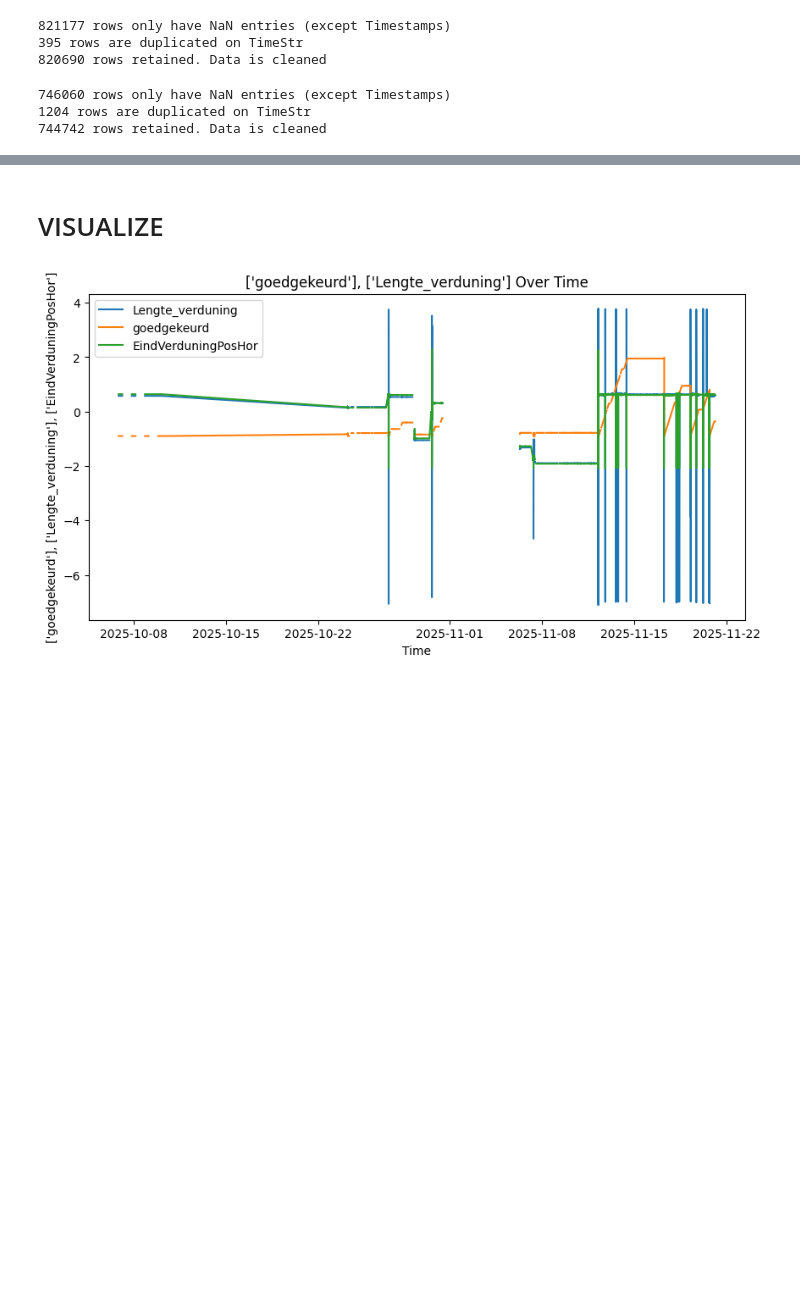
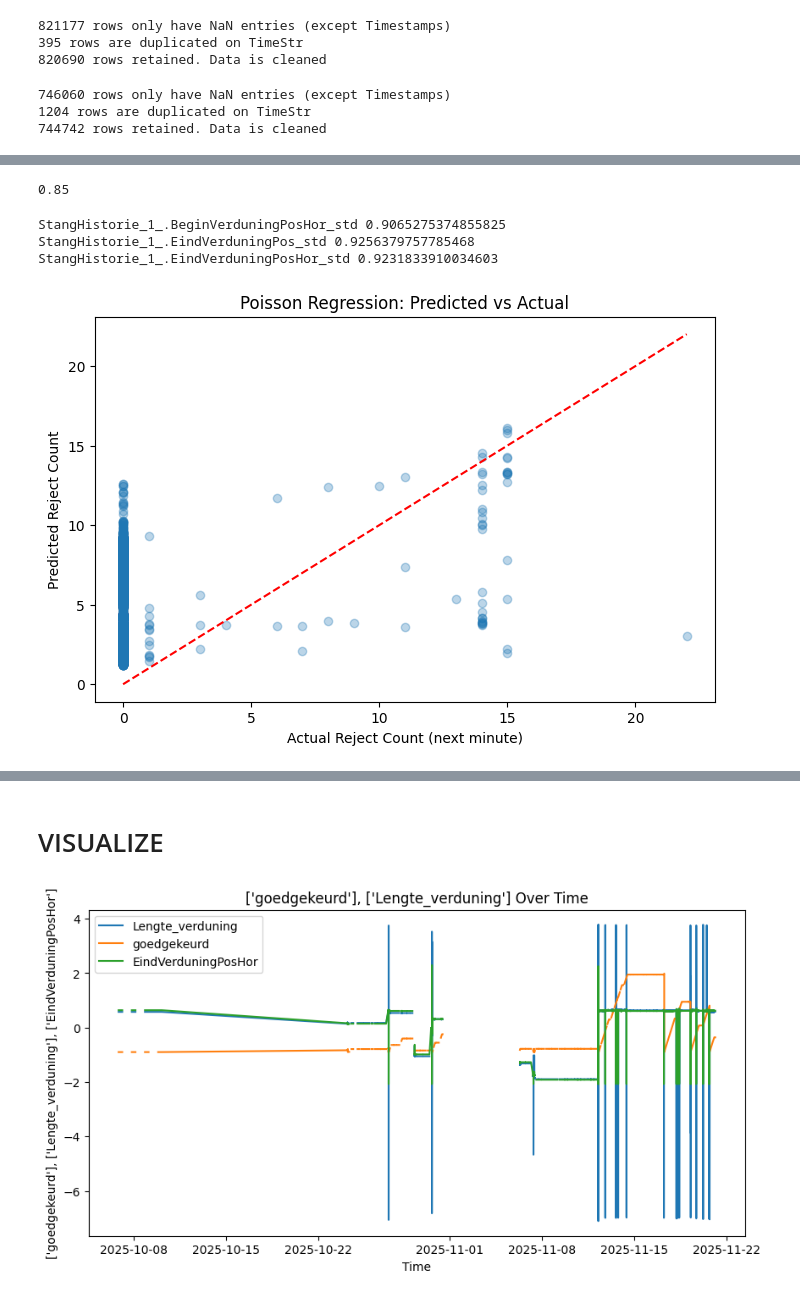
Before and after one commit to moniquechandra/predictive_maintenance_tsg, a Jupyter notebook: correlation.ipynb, the cells around one changed output, grey strips where cells are left out. Drawn from its saved outputs; the diff is of its cells as text; code cells hidden in the pictures; blank space fills up the shorter version.

```diff
--- a/correlation.ipynb
+++ b/correlation.ipynb
@@ -129,0 +772,20 @@ for col1, col2 in column_pairs_SVRM4:
+# %%
+reg_df = add_future_rejection_count(df_final, window=6)
+
+TARGET = "afgekeurd_next_minute"
+drop_cols = ["TimeInt_first", "TimeStr_first", "afgekeurd_inc_sum", "rejection_rate_current"]
+X = reg_df.drop(columns=[TARGET] + drop_cols, errors="ignore")
+y = reg_df[TARGET]
+
+# 3. Time-based split
+X_train, y_train_reg, X_val, y_val_reg, X_test, y_test_reg = time_series_split(X, y)
+train_idx, val_idx = stratified_time_series_split(X_train, y_train_reg, test_size=0.2)
+X_train, X_val = X_train.iloc[train_idx], X_train.iloc[val_idx]
+y_train, y_val = y_train_reg.iloc[train_idx], y_train_reg.iloc[val_idx]
+non_zero_mask = y_train > 0
+
+X_train_nz = X_train.loc[non_zero_mask]
+y_train_nz = y_train.loc[non_zero_mask]
+
+X_val_nz = X_val.loc[y_val > 0]
+y_val_nz = y_val.loc[y_val > 0]
@@ -129,0 +878,14 @@ for col1, col2 in column_pairs_SVRM4:
+# %%
+recall_score(y_test_clf, y_pred_bin)
+# %% [output]
+0.85
+# %%
+for col in X_train.columns:
+    clf.fit(X_train[[col]], y_train)
+    auc = roc_auc_score(y_test_clf, clf.predict_proba(X_test[[col]])[:,1])
+    if auc > 0.9:
+        print(col, auc)
+# %% [output]
+StangHistorie_1_.BeginVerduningPosHor_std 0.9065275374855825
+StangHistorie_1_.EindVerduningPos_std 0.9256379757785468
+StangHistorie_1_.EindVerduningPosHor_std 0.9231833910034603
@@ -129,0 +906,10 @@ for col1, col2 in column_pairs_SVRM4:
+# %%
+plt.figure(figsize=(8,5))
+plt.scatter(y_test_reg, lambda_hat, alpha=0.3)
+plt.plot([0, max(y_test_reg)], [0, max(y_test_reg)], 'r--')  # perfect prediction line
+plt.xlabel('Actual Reject Count (next minute)')
+plt.ylabel('Predicted Reject Count')
+plt.title('Poisson Regression: Predicted vs Actual')
+plt.show()
+# %% [output]
+[figure, added]
```
Also changed, not shown: parts of 38 cells of this notebook, 1 other file.
